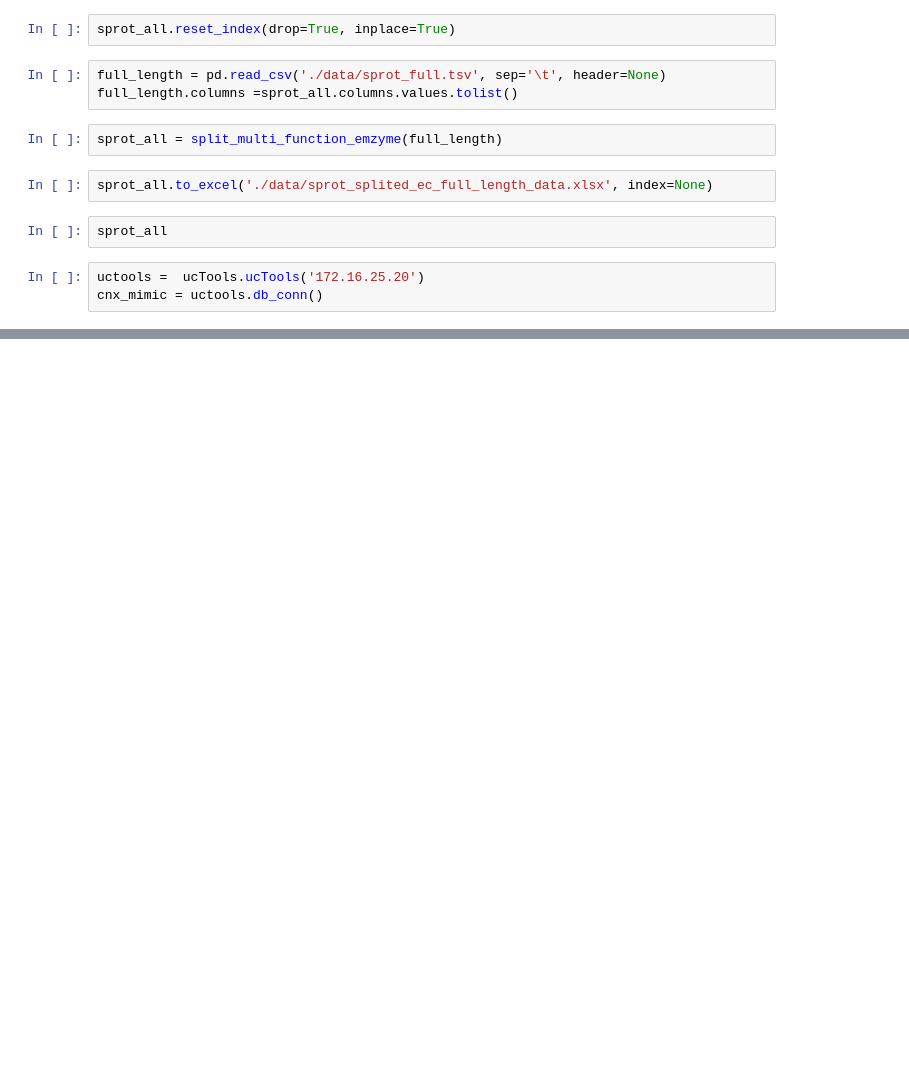
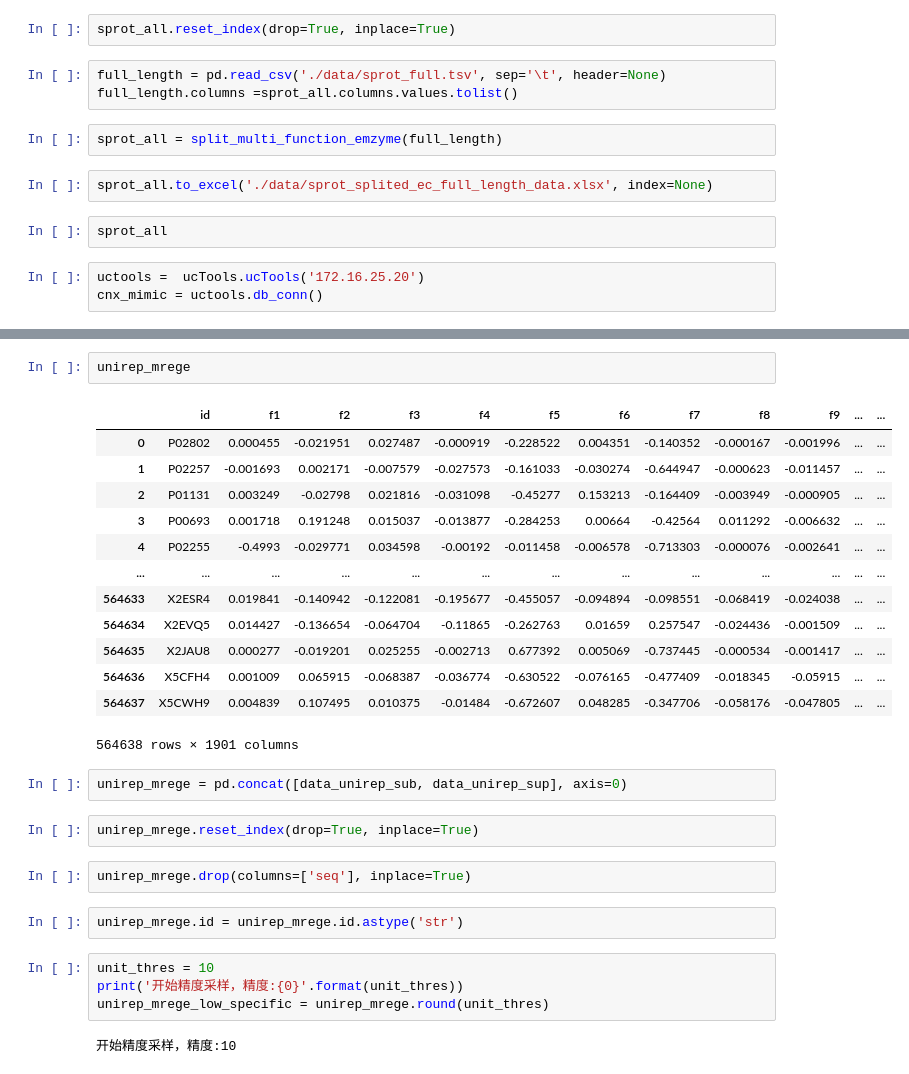
Before and after one commit to kingstdio/BioUniprot, a Jupyter notebook: data_analysis.ipynb, the cells around one changed output, grey strips where cells are left out. Drawn from its saved outputs; the diff is of its cells as text; blank space fills up the shorter version.

```diff
--- a/data_analysis.ipynb
+++ b/data_analysis.ipynb
@@ -292,0 +321,30 @@ pd.DataFrame(length_list, columns=['seqlength', 'seqcounts', 'have_ec_asigned',
+# %%
+unirep_mrege
+# %% [output]
+|  | id | f1 | f2 | f3 | f4 | f5 | f6 | f7 | f8 | f9 | ... | ... |
+| 0 | P02802 | 0.000455 | -0.021951 | 0.027487 | -0.000919 | -0.228522 | 0.004351 | -0.140352 | -0.000167 | -0.001996 | ... | ... |
+| 1 | P02257 | -0.001693 | 0.002171 | -0.007579 | -0.027573 | -0.161033 | -0.030274 | -0.644947 | -0.000623 | -0.011457 | ... | ... |
+| 2 | P01131 | 0.003249 | -0.02798 | 0.021816 | -0.031098 | -0.45277 | 0.153213 | -0.164409 | -0.003949 | -0.000905 | ... | ... |
+| 3 | P00693 | 0.001718 | 0.191248 | 0.015037 | -0.013877 | -0.284253 | 0.00664 | -0.42564 | 0.011292 | -0.006632 | ... | ... |
+| 4 | P02255 | -0.4993 | -0.029771 | 0.034598 | -0.00192 | -0.011458 | -0.006578 | -0.713303 | -0.000076 | -0.002641 | ... | ... |
+| ... | ... | ... | ... | ... | ... | ... | ... | ... | ... | ... | ... | ... |
+| 564633 | X2ESR4 | 0.019841 | -0.140942 | -0.122081 | -0.195677 | -0.455057 | -0.094894 | -0.098551 | -0.068419 | -0.024038 | ... | ... |
+| 564634 | X2EVQ5 | 0.014427 | -0.136654 | -0.064704 | -0.11865 | -0.262763 | 0.01659 | 0.257547 | -0.024436 | -0.001509 | ... | ... |
+| 564635 | X2JAU8 | 0.000277 | -0.019201 | 0.025255 | -0.002713 | 0.677392 | 0.005069 | -0.737445 | -0.000534 | -0.001417 | ... | ... |
+| 564636 | X5CFH4 | 0.001009 | 0.065915 | -0.068387 | -0.036774 | -0.630522 | -0.076165 | -0.477409 | -0.018345 | -0.05915 | ... | ... |
+| 564637 | X5CWH9 | 0.004839 | 0.107495 | 0.010375 | -0.01484 | -0.672607 | 0.048285 | -0.347706 | -0.058176 | -0.047805 | ... | ... |
+564638 rows × 1901 columns
+# %%
+unirep_mrege = pd.concat([data_unirep_sub, data_unirep_sup], axis=0)
+# %%
+unirep_mrege.reset_index(drop=True, inplace=True)
+# %%
+unirep_mrege.drop(columns=['seq'], inplace=True)
+# %%
+unirep_mrege.id = unirep_mrege.id.astype('str')
+# %%
+unit_thres = 10
+print('开始精度采样，精度:{0}'.format(unit_thres))
+unirep_mrege_low_specific = unirep_mrege.round(unit_thres)
+# %% [output]
+开始精度采样，精度:10
```
Also changed, not shown: parts of 18 cells of this notebook, 13 other files.
